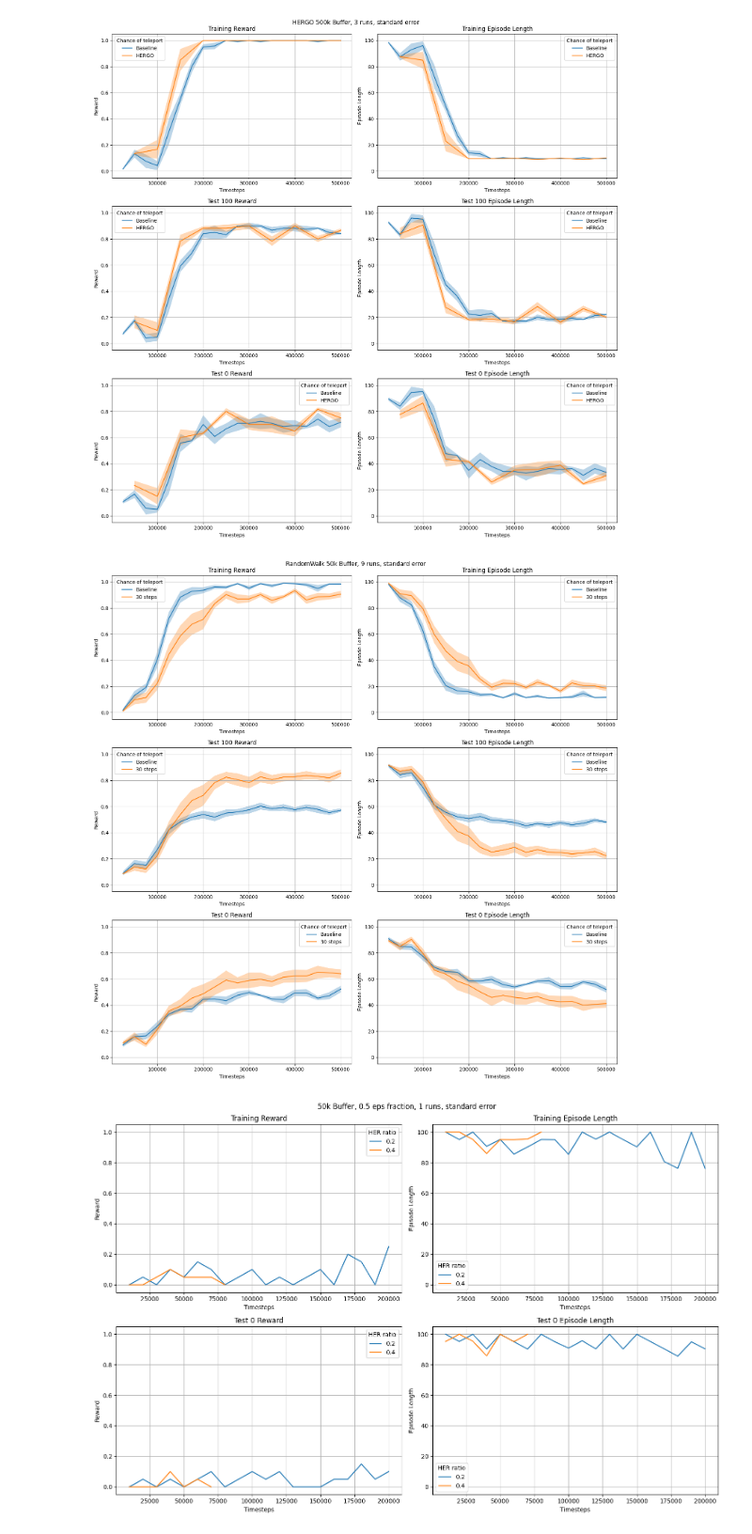
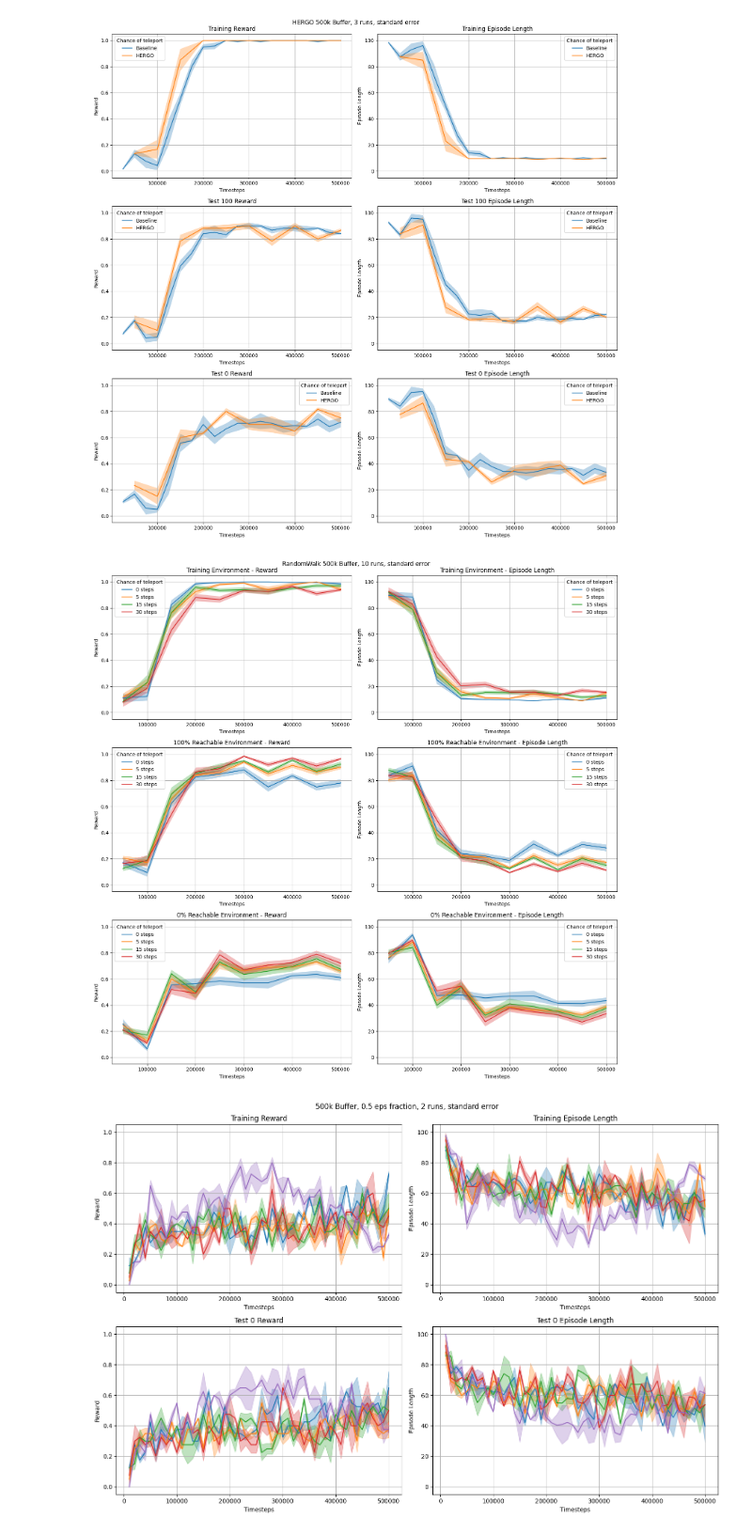
Before and after one commit to felixk29/fix_her, a Jupyter notebook: experiments/visualization.ipynb, the cells around one changed output. Shown at 94% size. Saved outputs shown, nothing was run; the diff lists cells and outputs as text; code cells hidden in the pictures.

```diff
--- a/experiments/visualization.ipynb
+++ b/experiments/visualization.ipynb
@@ -291,20 +291,13 @@ import matplotlib as mpl
 
 import numpy as np
 
-buffersize=50 #in k
-runs=9
+buffersize=500 #in k
+runs=10
 
 path=f'./logs/random_b{buffersize}k'
 
 def load_data(env, name, epsilon=1.0, base=False):
-
-
     tmp=[np.load(f"{path}/{name}_e{round(epsilon*100)}/{env}/{i}/evaluations.npz") for i in range(runs)]
-    # if epsilon==1.0:
-    #     tmp=[np.load(f"{path}/{name}/{env}/{i}/evaluations.npz") for i in range(runs)]
-    # else:
-
-
     dt={}
     dt['results']=np.array([np.mean(i['results'],axis=1) for i in tmp])
     dt['ep_lengths']=np.array([np.mean(i['ep_lengths'],axis=1) for i in tmp])
@@ -329,7 +322,7 @@ def plot(ax, dt, title,name, ylabel, ydata, type='se', extra={}):
     if name=="0.0":
         labe="Baseline"
     else:
-        labe=f"{round(float(name)*30)} steps"
+        labe=f"{name} steps"
 
     if "suffix" in extra:
         labe+=extra['suffix']
@@ -355,8 +348,8 @@ fig, ax = plt.subplots(3,2, figsize=(15,15))
 
 fig.suptitle(f"RandomWalk {buffersize}k Buffer, {runs} runs, standard error")
 
-for name in ['0.0','1.0']:
-    for eps in [0.1]:
+for name in ['0','5','15','30']:
+    for eps in [0.5]:
         results={}
         for env in ['tr', '0', '100']:
             results[env]=load_data(env,name,eps)
@@ -367,18 +360,18 @@ for name in ['0.0','1.0']:
             extra['suffix']='*'
             extra['dashed']=True
 
-        plot(ax[0,0],results['tr'], 'Training Reward',name,'Reward','results', extra=extra)
-        plot(ax[0,1],results['tr'], 'Training Episode Length',name, 'Episode Length','ep_lengths', extra=extra)
+        plot(ax[0,0],results['tr'], 'Training Environment - Reward',name,'Reward','results', extra=extra)
+        plot(ax[0,1],results['tr'], 'Training Environment - Episode Length',name, 'Episode Length','ep_lengths', extra=extra)
 
-        plot(ax[1,0],results['100'], 'Test 100 Reward',name,'Reward','results', extra=extra)
-        plot(ax[1,1],results['100'], 'Test 100 Episode Length',name, 'Episode Length','ep_lengths', extra=extra)
+        plot(ax[1,0],results['100'], '100% Reachable Environment - Reward',name,'Reward','results', extra=extra)
+        plot(ax[1,1],results['100'], '100% Reachable Environment - Episode Length',name, 'Episode Length','ep_lengths', extra=extra)
 
-        plot(ax[2,0],results['0'], 'Test 0 Reward',name,'Reward','results', extra=extra)
-        plot(ax[2,1],results['0'], 'Test 0 Episode Length',name, 'Episode Length','ep_lengths', extra=extra)
+        plot(ax[2,0],results['0'], '0% Reachable Environment - Reward',name,'Reward','results', extra=extra)
+        plot(ax[2,1],results['0'], '0% Reachable Environment - Episode Length',name, 'Episode Length','ep_lengths', extra=extra)
 
 plt.tight_layout()
 # %% [output]
-[figure, old version]
+[figure, new version]
 # %%
 ### Visualizing PURE UVF
 
@@ -387,9 +380,9 @@ import matplotlib as mpl
 
 import numpy as np
 
-buffersize=50 #in k
-runs=1
-start=10
+buffersize=500 #in k
+runs=2
+start=90
 
 
 random_walk_path=f'./logs/pure_uvf_b{buffersize}k'
@@ -456,33 +449,33 @@ def plot(ax, dt, title,name, ylabel, ydata, type='se', extra={}):
 
     ax.set_title(title)
     ax.set_ylabel(ylabel)
     ax.set_xlabel('Timesteps')
-    ax.legend(title='HER ratio')
+    #ax.legend(title=' ratio')
     ax.grid(True)
 
 fig, ax = plt.subplots(2,2, figsize=(15,10))
 
 fig.suptitle(f"{buffersize}k Buffer, 0.5 eps fraction, {runs} runs, standard error")
 
-for eps in [0.2,0.4]:
+for eps in [0.0,0.3,0.5,0.7,1.0]:
     results={}
 
     for env in ['tr', '0', '100']:
         results[env]=load_data(env,eps)
 
     extra={}
 
     plot(ax[0,0],results['tr'], 'Training Reward',eps,'Reward','results', extra=extra)
     plot(ax[0,1],results['tr'], 'Training Episode Length',eps, 'Episode Length','ep_lengths', extra=extra)
 
     # for pure uvf the test100 is basically the same as test training therefore skippable to make it easier to understand
     # plot(ax[1,0],results['100'], 'Test 100 Reward',eps,'Reward','results', extra=extra)
     # plot(ax[1,1],results['100'], 'Test 100 Episode Length',eps, 'Episode Length','ep_lengths', extra=extra)
 
     plot(ax[1,0],results['0'], 'Test 0 Reward',eps,'Reward','results', extra=extra)
     plot(ax[1,1],results['0'], 'Test 0 Episode Length',eps, 'Episode Length','ep_lengths', extra=extra)
 
 
 plt.tight_layout()
 # %% [output]
-[figure, old version]
+[figure, new version]
```
Also changed, not shown: parts of 1 cell of this notebook, 11 other files.
